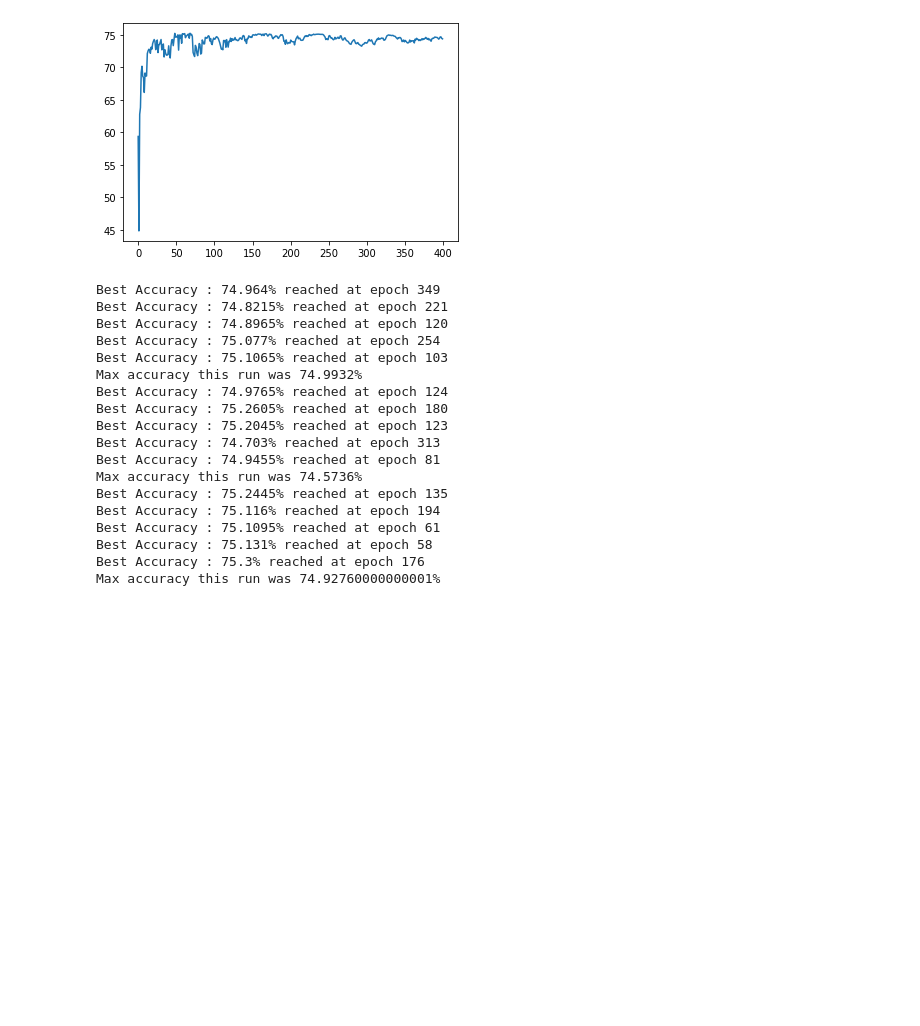
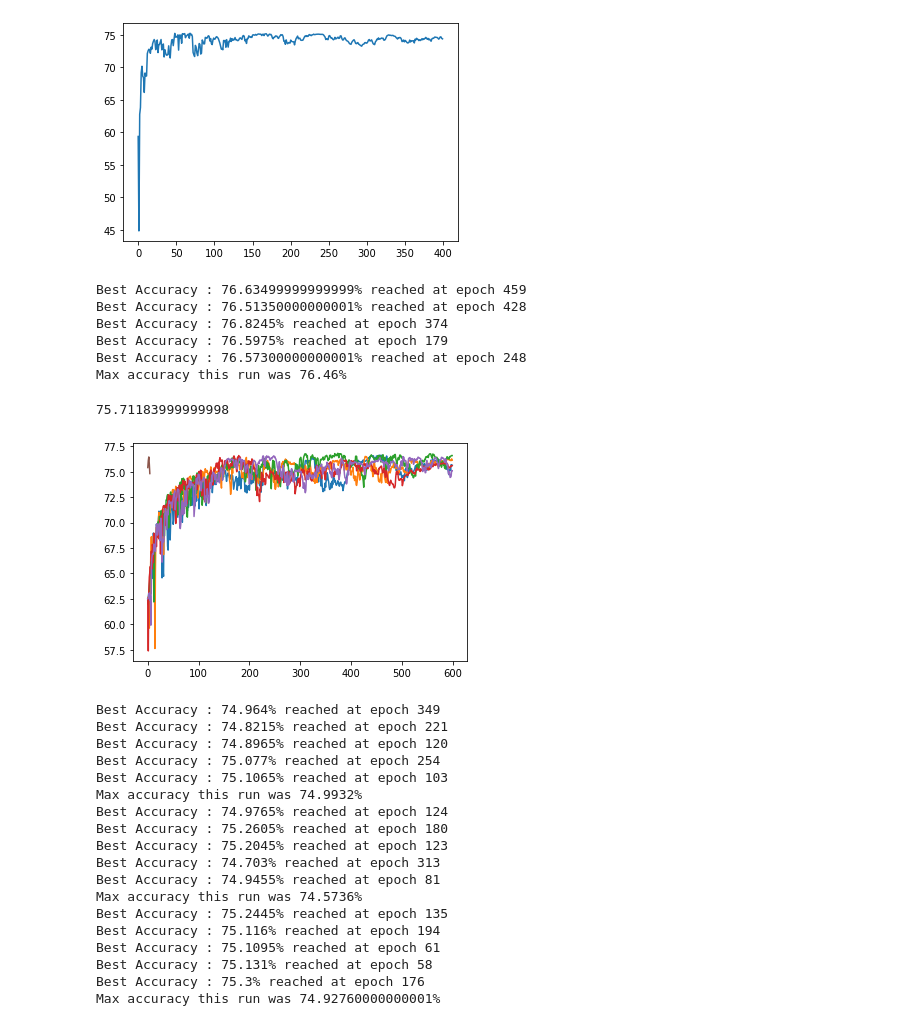
Before and after one commit to mismayil/higgs-boson, a Jupyter notebook: implementations.ipynb, the cells around one changed output. Cells and saved outputs as stored; diff of their text form; code cells hidden in the pictures; blank space fills up the shorter version.

```diff
--- a/implementations.ipynb
+++ b/implementations.ipynb
@@ -378,6 +401,17 @@ Iteration 400/ 400
 Accuracy = 74.56960000000001%
 Best Accuracy : 75.242% reached at epoch 68
 [figure]
+# %%
+k_fold_CV(y,tX_aug_std, logistic_regression_SGD, k=5, n_max_iters=600, gamma=1e-2, lambda_=2.26e-10, alpha=0.2,lr_decay=0.08, logs=False, plot_accuracy=True)
+# %% [output]
+Best Accuracy : 76.63499999999999% reached at epoch 459
+Best Accuracy : 76.51350000000001% reached at epoch 428
+Best Accuracy : 76.8245% reached at epoch 374
+Best Accuracy : 76.5975% reached at epoch 179
+Best Accuracy : 76.57300000000001% reached at epoch 248
+Max accuracy this run was 76.46%
+75.71183999999998
+[figure, added]
 # %%
 k_fold_CV(y,tX_aug_std, logistic_regression_SGD, k=5, n_max_iters=350, gamma=best_gamma, lambda_=best_lambda, alpha=best_alpha,lr_decay=0.08, logs=False, plot_accuracy=True)
 k_fold_CV(y_pri,tX_pri_aug_std, logistic_regression_SGD, k=5, n_max_iters=350, gamma=best_gamma, lambda_=best_lambda, alpha=best_alpha,lr_decay=0.08, logs=False, plot_accuracy=True)
```
Also changed, not shown: parts of 19 cells of this notebook, 1 other file.
